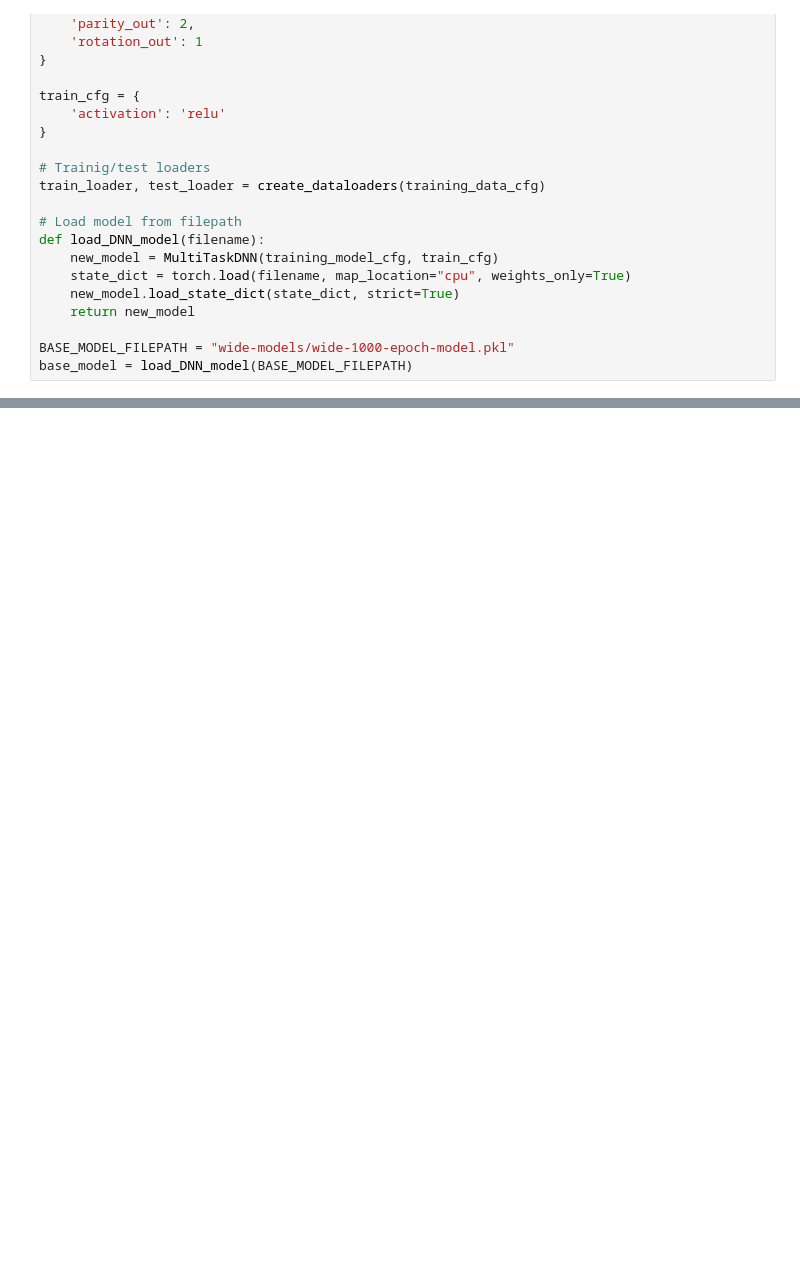
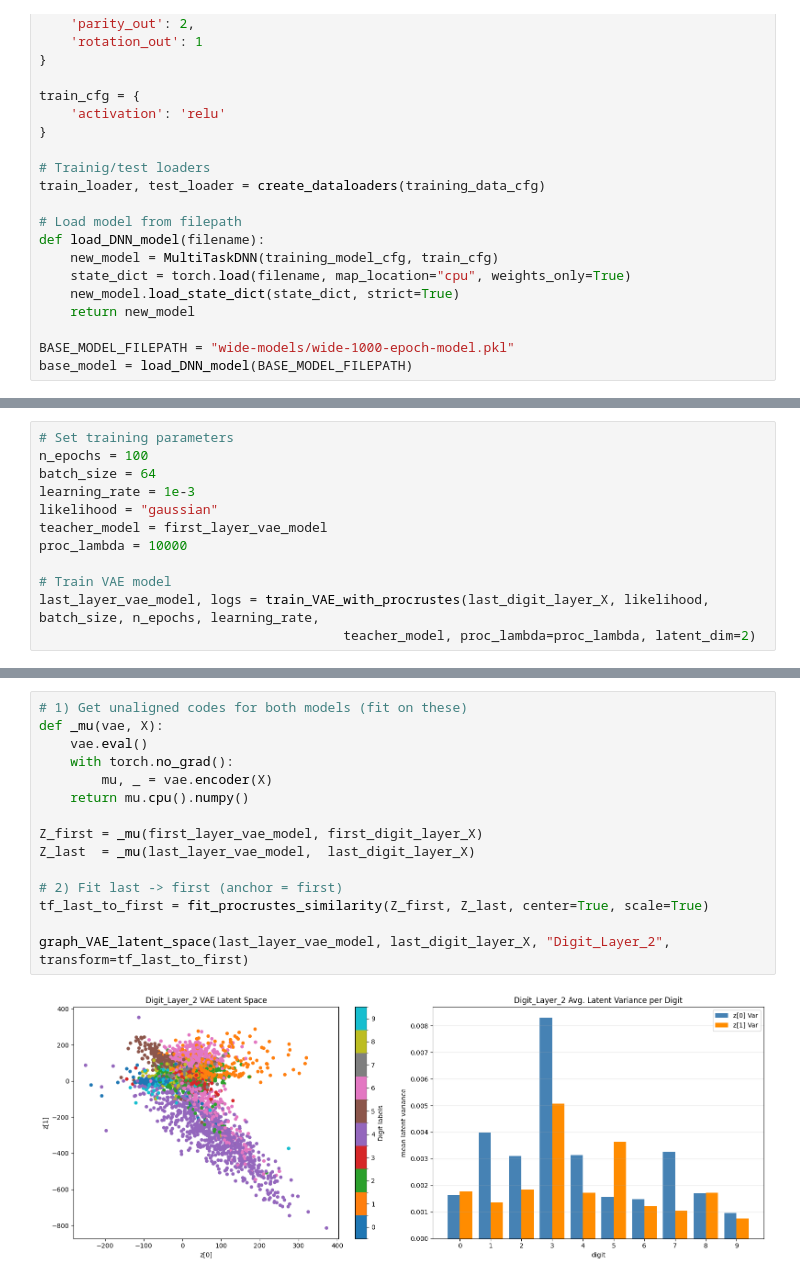
Before and after one commit to tjp095/DSC180A, a Jupyter notebook: rotated-MNIST/rotated-MNIST-VAE.ipynb, the cells around one changed output, grey strips where cells are left out. Cells and saved outputs as stored; diff of their text form; blank space fills up the shorter version.

Commit message:
added VAE anchor alignment

```diff
--- a/rotated-MNIST/rotated-MNIST-VAE.ipynb
+++ b/rotated-MNIST/rotated-MNIST-VAE.ipynb
@@ -49,0 +314,12 @@ base_model = load_DNN_model(BASE_MODEL_FILEPATH)
+# %%
+# Set training parameters
+n_epochs = 100
+batch_size = 64
+learning_rate = 1e-3
+likelihood = "gaussian"
+teacher_model = first_layer_vae_model
+proc_lambda = 10000
+
+# Train VAE model
+last_layer_vae_model, logs = train_VAE_with_procrustes(last_digit_layer_X, likelihood, batch_size, n_epochs, learning_rate,
+                                       teacher_model, proc_lambda=proc_lambda, latent_dim=2)
@@ -49,0 +378,17 @@ base_model = load_DNN_model(BASE_MODEL_FILEPATH)
+# %%
+# 1) Get unaligned codes for both models (fit on these)
+def _mu(vae, X):
+    vae.eval()
+    with torch.no_grad():
+        mu, _ = vae.encoder(X)
+    return mu.cpu().numpy()
+
+Z_first = _mu(first_layer_vae_model, first_digit_layer_X)
+Z_last  = _mu(last_layer_vae_model,  last_digit_layer_X)
+
+# 2) Fit last -> first (anchor = first)
+tf_last_to_first = fit_procrustes_similarity(Z_first, Z_last, center=True, scale=True)
+
+graph_VAE_latent_space(last_layer_vae_model, last_digit_layer_X, "Digit_Layer_2", transform=tf_last_to_first)
+# %% [output]
+[figure, added]
```
Also changed, not shown: parts of 18 cells of this notebook, 3 other files.
